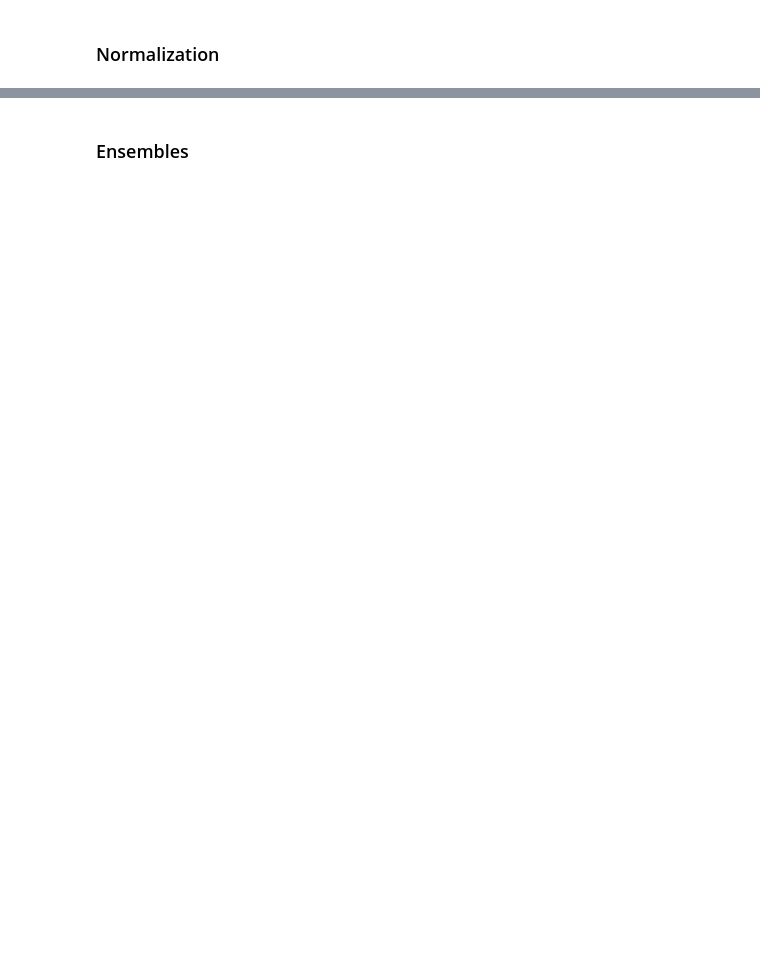
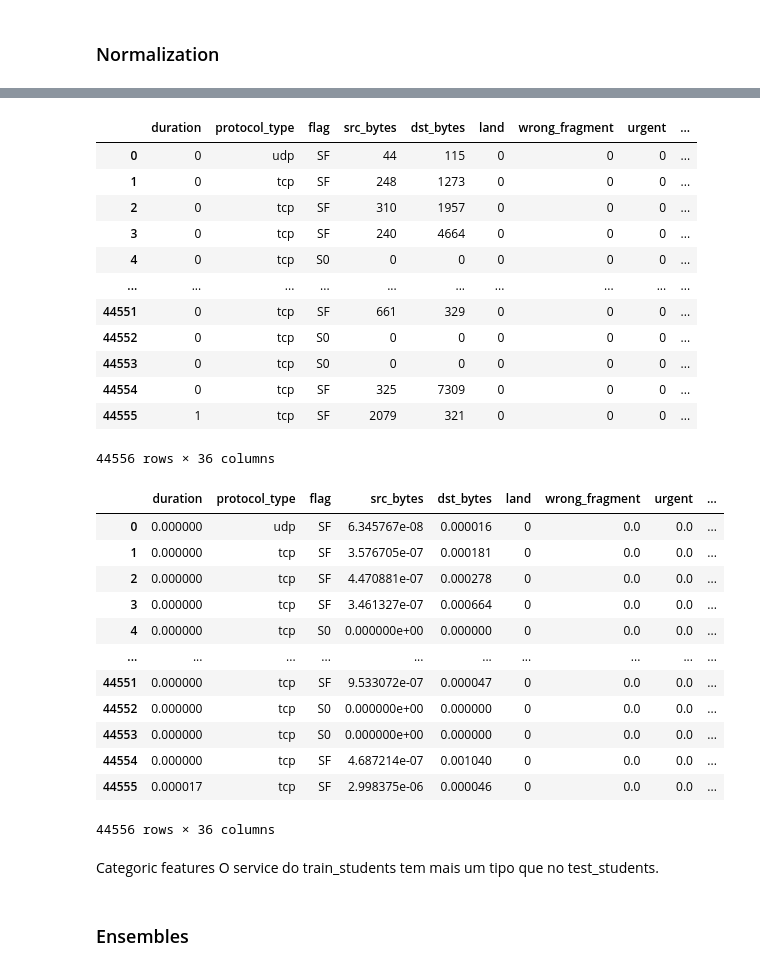
Before and after one commit to patii01/ACA-Project, a Jupyter notebook: ensembles.ipynb, the cells around one changed output, grey strips where cells are left out. Cells and saved outputs as stored; diff of their text form; code cells hidden in the pictures; blank space fills up the shorter version.

```diff
--- a/ensembles.ipynb
+++ b/ensembles.ipynb
@@ -153,2 +207,41 @@ display(train_students)
+# %%
+display(test_students)
+
+for c in num_ts.columns:
+    minV = test_students[c].min()
+    maxV = test_students[c].max()
+    test_students[c] = (test_students[c] - minV) / (maxV - minV)
+
+display(test_students)
+# %% [output]
+|  | duration | protocol_type | flag | src_bytes | dst_bytes | land | wrong_fragment | urgent | ... |
+| 0 | 0 | udp | SF | 44 | 115 | 0 | 0 | 0 | ... |
+| 1 | 0 | tcp | SF | 248 | 1273 | 0 | 0 | 0 | ... |
+| 2 | 0 | tcp | SF | 310 | 1957 | 0 | 0 | 0 | ... |
+| 3 | 0 | tcp | SF | 240 | 4664 | 0 | 0 | 0 | ... |
+| 4 | 0 | tcp | S0 | 0 | 0 | 0 | 0 | 0 | ... |
+| ... | ... | ... | ... | ... | ... | ... | ... | ... | ... |
+| 44551 | 0 | tcp | SF | 661 | 329 | 0 | 0 | 0 | ... |
+| 44552 | 0 | tcp | S0 | 0 | 0 | 0 | 0 | 0 | ... |
+| 44553 | 0 | tcp | S0 | 0 | 0 | 0 | 0 | 0 | ... |
+| 44554 | 0 | tcp | SF | 325 | 7309 | 0 | 0 | 0 | ... |
+| 44555 | 1 | tcp | SF | 2079 | 321 | 0 | 0 | 0 | ... |
+44556 rows × 36 columns
+|  | duration | protocol_type | flag | src_bytes | dst_bytes | land | wrong_fragment | urgent | ... |
+| 0 | 0.000000 | udp | SF | 6.345767e-08 | 0.000016 | 0 | 0.0 | 0.0 | ... |
+| 1 | 0.000000 | tcp | SF | 3.576705e-07 | 0.000181 | 0 | 0.0 | 0.0 | ... |
+| 2 | 0.000000 | tcp | SF | 4.470881e-07 | 0.000278 | 0 | 0.0 | 0.0 | ... |
+| 3 | 0.000000 | tcp | SF | 3.461327e-07 | 0.000664 | 0 | 0.0 | 0.0 | ... |
+| 4 | 0.000000 | tcp | S0 | 0.000000e+00 | 0.000000 | 0 | 0.0 | 0.0 | ... |
+| ... | ... | ... | ... | ... | ... | ... | ... | ... | ... |
+| 44551 | 0.000000 | tcp | SF | 9.533072e-07 | 0.000047 | 0 | 0.0 | 0.0 | ... |
+| 44552 | 0.000000 | tcp | S0 | 0.000000e+00 | 0.000000 | 0 | 0.0 | 0.0 | ... |
+| 44553 | 0.000000 | tcp | S0 | 0.000000e+00 | 0.000000 | 0 | 0.0 | 0.0 | ... |
+| 44554 | 0.000000 | tcp | SF | 4.687214e-07 | 0.001040 | 0 | 0.0 | 0.0 | ... |
+| 44555 | 0.000017 | tcp | SF | 2.998375e-06 | 0.000046 | 0 | 0.0 | 0.0 | ... |
+44556 rows × 36 columns
+# %% [markdown]
+Categoric features
+O service do train_students tem mais um tipo que no test_students.
 # %%
 train_students = pd.get_dummies(train_students, columns=['protocol_type'], drop_first=True)
```
Also changed, not shown: parts of 25 cells of this notebook, 6 other files.
